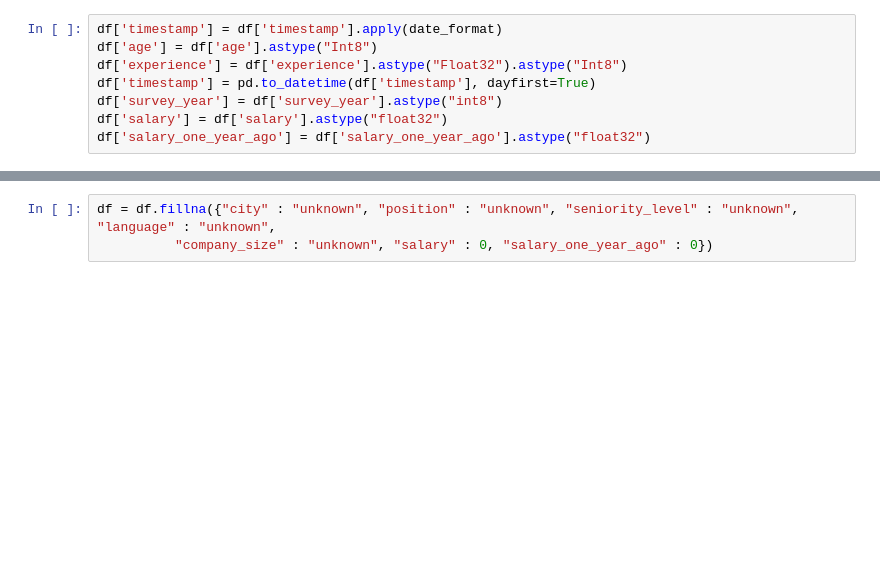
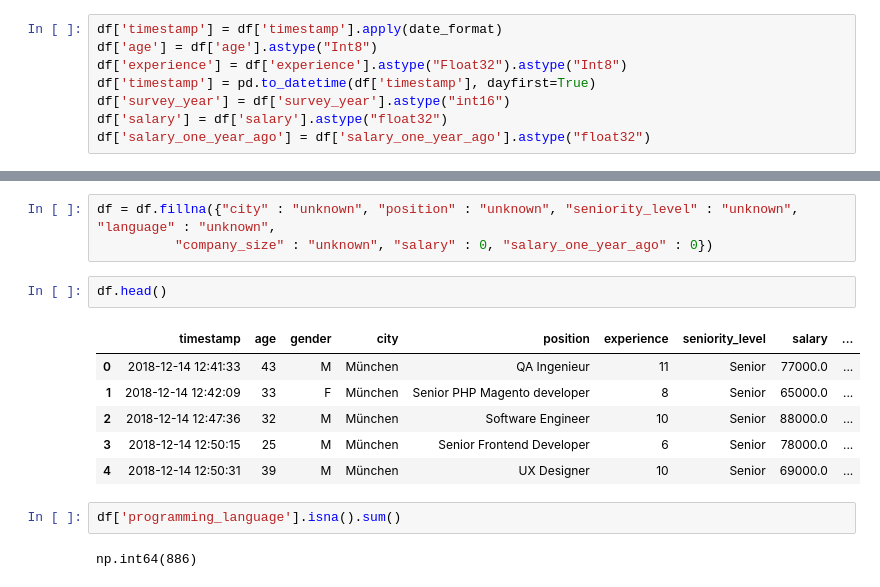
Before and after one commit to adnaaaen/eda-and-visualization, a Jupyter notebook: IT-salary/notebooks/data_cleaning.ipynb, the cells around one changed output, grey strips where cells are left out. Drawn from its saved outputs; the diff is of its cells as text; blank space fills up the shorter version.

```diff
--- a/IT-salary/notebooks/data_cleaning.ipynb
+++ b/IT-salary/notebooks/data_cleaning.ipynb
@@ -88,7 +88,7 @@ df['timestamp'] = df['timestamp'].apply(date_format)
 df['age'] = df['age'].astype("Int8")
 df['experience'] = df['experience'].astype("Float32").astype("Int8")
 df['timestamp'] = pd.to_datetime(df['timestamp'], dayfirst=True)
-df['survey_year'] = df['survey_year'].astype("int8")
+df['survey_year'] = df['survey_year'].astype("int16")
 df['salary'] = df['salary'].astype("float32")
 df['salary_one_year_ago'] = df['salary_one_year_ago'].astype("float32")
 # %% [markdown]
@@ -131,3 +131,16 @@ df['company_type'] = pd.Series(mode_imputer.fit_transform(df['company_type'].to_
 # %%
 df = df.fillna({"city" : "unknown", "position" : "unknown", "seniority_level" : "unknown", "language" : "unknown",
           "company_size" : "unknown", "salary" : 0, "salary_one_year_ago" : 0})
+# %%
+df.head()
+# %% [output]
+|  | timestamp | age | gender | city | position | experience | seniority_level | salary | ... |
+| 0 | 2018-12-14 12:41:33 | 43 | M | München | QA Ingenieur | 11 | Senior | 77000.0 | ... |
+| 1 | 2018-12-14 12:42:09 | 33 | F | München | Senior PHP Magento developer | 8 | Senior | 65000.0 | ... |
+| 2 | 2018-12-14 12:47:36 | 32 | M | München | Software Engineer | 10 | Senior | 88000.0 | ... |
+| 3 | 2018-12-14 12:50:15 | 25 | M | München | Senior Frontend Developer | 6 | Senior | 78000.0 | ... |
+| 4 | 2018-12-14 12:50:31 | 39 | M | München | UX Designer | 10 | Senior | 69000.0 | ... |
+# %%
+df['programming_language'].isna().sum()
+# %% [output]
+np.int64(886)
```
Also changed, not shown: parts of 1 cell of this notebook, 1 other file.
